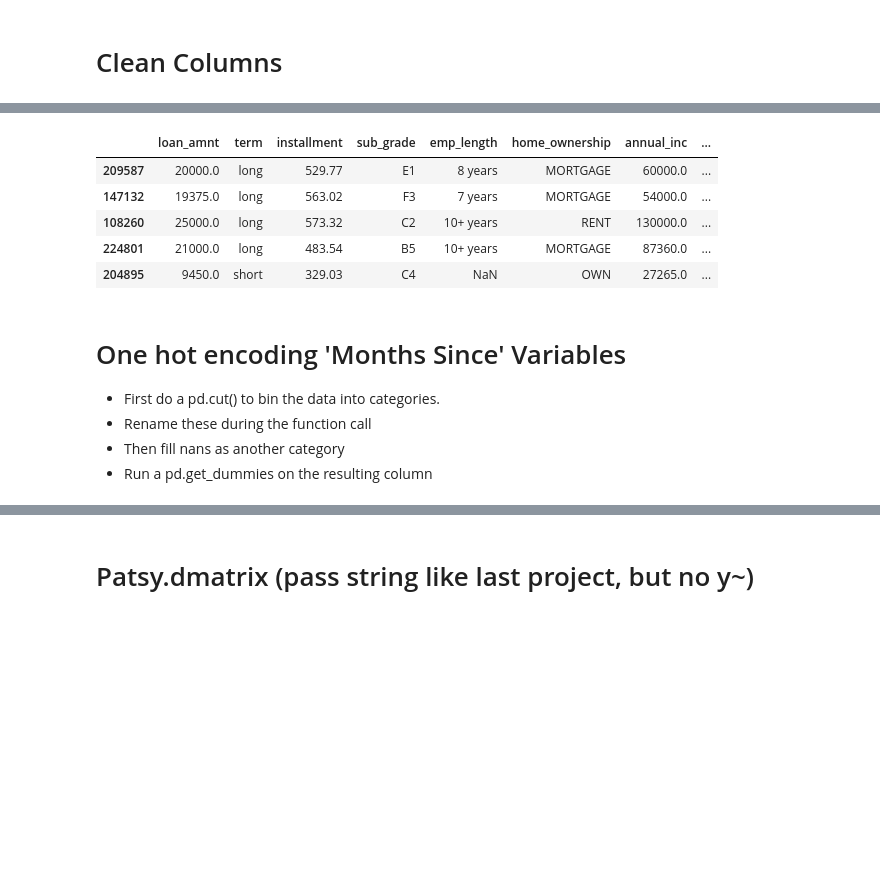
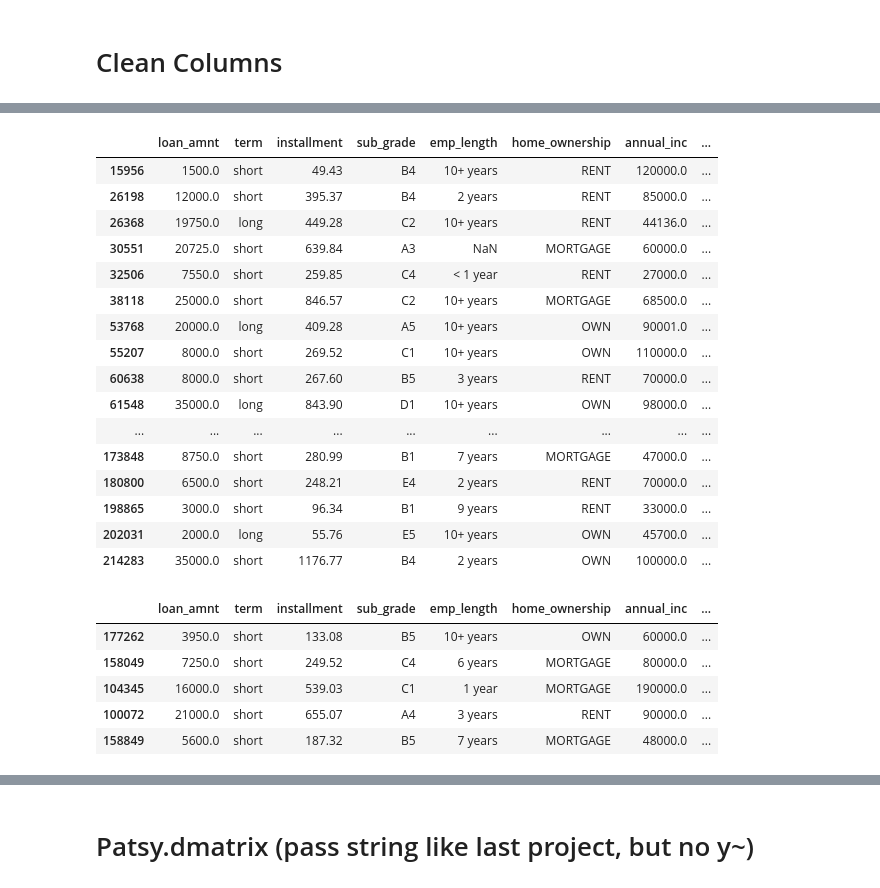
Before and after one commit to jeremyrchow/lending_club_default_model, a Jupyter notebook: EDA.ipynb, the cells around one changed output, grey strips where cells are left out. Saved outputs shown, nothing was run; the diff lists cells and outputs as text; code cells hidden in the pictures; blank space fills up the shorter version.

```diff
--- a/EDA.ipynb
+++ b/EDA.ipynb
@@ -32,3 +30,6 @@ df.shape
+# %%
+# Only take rows of loans that are charged off or fully paid as results
+df = df.loc[(df['loan_status'] == 'Fully Paid') | (df['loan_status'] == 'Charged Off')]
 # %%
 df=df.drop(columns = [
         # Only looking at loans for individuals, not joint
@@ -72,11 +73,14 @@ df=df.drop(columns = [
         'pymnt_plan',
         'total_pymnt',
         'total_pymnt_inv',
-
+        'total_rec_int',
+        'total_rec_late_fee',
+        'total_rec_prncp',
         # Trying to extrapolate beyond certain issuing dates of loans
         'issue_d',
         'mths_since_last_major_derog',
         'mths_since_last_record',
+        'mths_since_recent_inq',
         'num_tl_30dpd',
         'num_tl_120dpd_2m',
 
@@ -131,7 +135,7 @@ df=df.drop(columns = [
 
         'zip_code'])
 
-print('Before dropping NaN's: ',df.shape)
+print('Before dropping NaN\'s: ',df.shape)
 df.dropna(how='all', inplace = True)
 print('After dropping NaN Rows: ',df.shape)
 pre_drop_col = df.columns
@@ -200,0 +209,20 @@ df.shape
+# %%
+df['mths_since_last_delinq'] = \
+pd.cut(df['mths_since_last_delinq'],5,labels =
+       ['0-3 years','3-6 years','6-9 years','9-12 years','12-15 years'
+       ]).cat.add_categories('never').fillna('never') #
+
+df['mths_since_recent_bc'] = \
+pd.cut(df['mths_since_recent_bc'],5,labels =
+       ['0-10 years','10-20 years','20-30 years','30-40 years','40-50 years']
+      ).cat.add_categories('never').fillna('never')#
+
+df['mths_since_recent_bc_dlq'] = \
+pd.cut(df['mths_since_recent_bc_dlq'],5, labels =
+      ['0-3 years','3-6 years','6-9 years','9-12 years','12-15 years'
+       ]).cat.add_categories('never').fillna('never') #
+
+df['mths_since_recent_revol_delinq'] = \
+pd.cut(df['mths_since_recent_revol_delinq'],5, labels =
+      ['0-3 years','3-6 years','6-9 years','9-12 years','12-15 years'
+       ]).cat.add_categories('never').fillna('never') #
@@ -200,0 +231,12 @@ df.shape
+# %%
+def add_days_since_col(df,column_name):
+    new_col_name = 'days_since_' + column_name
+    df[new_col_name] = df[column_name].apply(lambda x: (dt.datetime.today().date() -
+                                                      dt.datetime.strptime(x,'%b-%Y').date()).days)
+    return df.drop(columns = [column_name])
+# df['days_since_earliest_cr_line'] = df['earliest_cr_line'].apply(lambda x: (dt.datetime.today().date() -
+#                                                       dt.datetime.strptime(x,'%b-%Y').date()).days)
+#df=df.drop(columns = ['earliest_cr_line'])
+
+df = add_days_since_col(df,'earliest_cr_line')
+#df = add_days_since_col(df,'last_credit_pull_d')
@@ -201,16 +245,29 @@ df.shape
+# %%
+df.loc[df['last_credit_pull_d'].isna()]
+# %% [output]
+|  | loan_amnt | term | installment | sub_grade | emp_length | home_ownership | annual_inc | ... |
+| 15956 | 1500.0 | short | 49.43 | B4 | 10+ years | RENT | 120000.0 | ... |
+| 26198 | 12000.0 | short | 395.37 | B4 | 2 years | RENT | 85000.0 | ... |
+| 26368 | 19750.0 | long | 449.28 | C2 | 10+ years | RENT | 44136.0 | ... |
+| 30551 | 20725.0 | short | 639.84 | A3 | NaN | MORTGAGE | 60000.0 | ... |
+| 32506 | 7550.0 | short | 259.85 | C4 | < 1 year | RENT | 27000.0 | ... |
+| 38118 | 25000.0 | short | 846.57 | C2 | 10+ years | MORTGAGE | 68500.0 | ... |
+| 53768 | 20000.0 | long | 409.28 | A5 | 10+ years | OWN | 90001.0 | ... |
+| 55207 | 8000.0 | short | 269.52 | C1 | 10+ years | OWN | 110000.0 | ... |
+| 60638 | 8000.0 | short | 267.60 | B5 | 3 years | RENT | 70000.0 | ... |
+| 61548 | 35000.0 | long | 843.90 | D1 | 10+ years | OWN | 98000.0 | ... |
+| ... | ... | ... | ... | ... | ... | ... | ... | ... |
+| 173848 | 8750.0 | short | 280.99 | B1 | 7 years | MORTGAGE | 47000.0 | ... |
+| 180800 | 6500.0 | short | 248.21 | E4 | 2 years | RENT | 70000.0 | ... |
+| 198865 | 3000.0 | short | 96.34 | B1 | 9 years | RENT | 33000.0 | ... |
+| 202031 | 2000.0 | long | 55.76 | E5 | 10+ years | OWN | 45700.0 | ... |
+| 214283 | 35000.0 | short | 1176.77 | B4 | 2 years | OWN | 100000.0 | ... |
 # %%
 df.sample(5)
 # %% [output]
 |  | loan_amnt | term | installment | sub_grade | emp_length | home_ownership | annual_inc | ... |
-| 209587 | 20000.0 | long | 529.77 | E1 | 8 years | MORTGAGE | 60000.0 | ... |
-| 147132 | 19375.0 | long | 563.02 | F3 | 7 years | MORTGAGE | 54000.0 | ... |
-| 108260 | 25000.0 | long | 573.32 | C2 | 10+ years | RENT | 130000.0 | ... |
-| 224801 | 21000.0 | long | 483.54 | B5 | 10+ years | MORTGAGE | 87360.0 | ... |
-| 204895 | 9450.0 | short | 329.03 | C4 | NaN | OWN | 27265.0 | ... |
+| 177262 | 3950.0 | short | 133.08 | B5 | 10+ years | OWN | 60000.0 | ... |
+| 158049 | 7250.0 | short | 249.52 | C4 | 6 years | MORTGAGE | 80000.0 | ... |
+| 104345 | 16000.0 | short | 539.03 | C1 | 1 year | MORTGAGE | 190000.0 | ... |
+| 100072 | 21000.0 | short | 655.07 | A4 | 3 years | RENT | 90000.0 | ... |
+| 158849 | 5600.0 | short | 187.32 | B5 | 7 years | MORTGAGE | 48000.0 | ... |
-# %% [markdown]
-# One hot encoding 'Months Since' Variables
-
-- First do a pd.cut() to bin the data into categories.
-- Rename these during the function call
-- Then fill nans as another category
-- Run a pd.get_dummies on the resulting column
```
Also changed, not shown: parts of 20 cells of this notebook, 1 other file.
